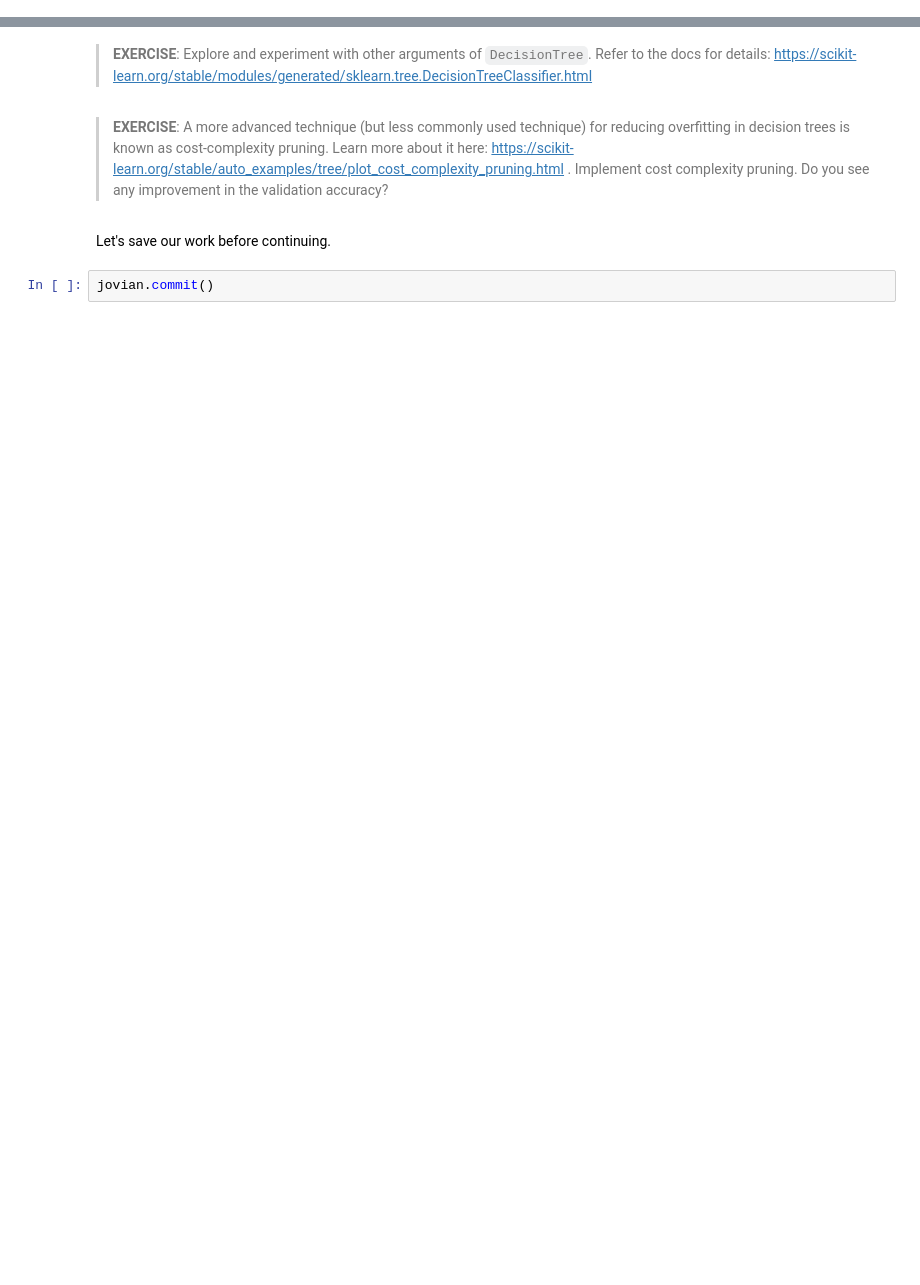
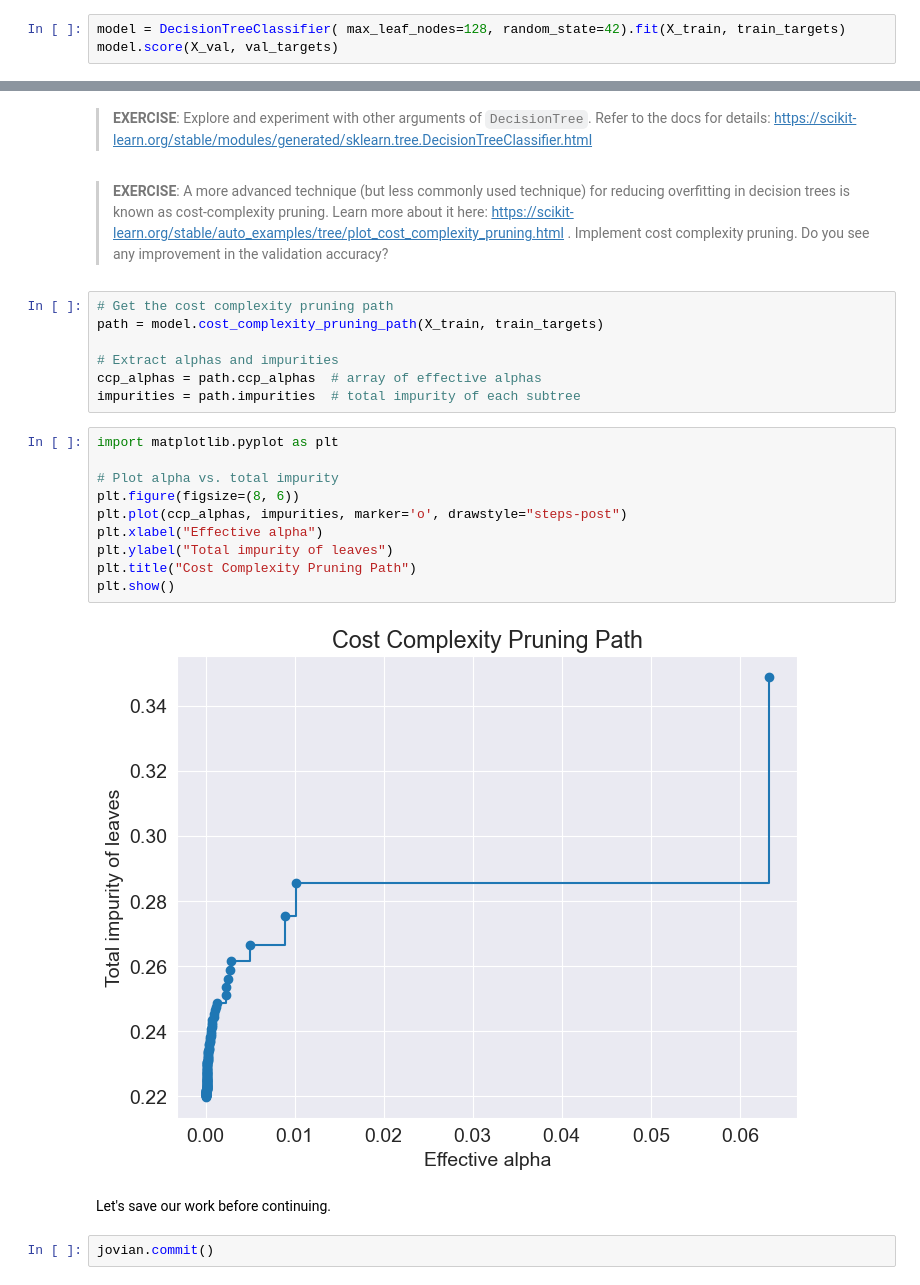
Before and after one commit to chiranjeevikatta/ML-101, a Jupyter notebook: Decision Trees and Random Forests/sklearn-decision-trees-random-forests.ipynb, the cells around one changed output, grey strips where cells are left out. Cells and saved outputs as stored; diff of their text form; blank space fills up the shorter version.

```diff
--- a/Decision Trees and Random Forests/sklearn-decision-trees-random-forests.ipynb
+++ b/Decision Trees and Random Forests/sklearn-decision-trees-random-forests.ipynb
@@ -697,0 +742,3 @@ print(model_text[:3000])
+# %%
+model = DecisionTreeClassifier( max_leaf_nodes=128, random_state=42).fit(X_train, train_targets)
+model.score(X_val, val_targets)
@@ -699,6 +748,25 @@ print(model_text[:3000])
 > **EXERCISE**: Explore and experiment with other arguments of `DecisionTree`. Refer to the docs for details: https://scikit-learn.org/stable/modules/generated/sklearn.tree.DecisionTreeClassifier.html
 # %% [markdown]
 > **EXERCISE**: A more advanced technique (but less commonly used technique) for reducing overfitting in decision trees is known as cost-complexity pruning. Learn more about it here: https://scikit-learn.org/stable/auto_examples/tree/plot_cost_complexity_pruning.html . Implement cost complexity pruning. Do you see any improvement in the validation accuracy?
+# %%
+# Get the cost complexity pruning path
+path = model.cost_complexity_pruning_path(X_train, train_targets)
+
+# Extract alphas and impurities
+ccp_alphas = path.ccp_alphas  # array of effective alphas
+impurities = path.impurities  # total impurity of each subtree
+# %%
+import matplotlib.pyplot as plt
+
+# Plot alpha vs. total impurity
+plt.figure(figsize=(8, 6))
+plt.plot(ccp_alphas, impurities, marker='o', drawstyle="steps-post")
+plt.xlabel("Effective alpha")
+plt.ylabel("Total impurity of leaves")
+plt.title("Cost Complexity Pruning Path")
+plt.show()
+# %% [output]
+[figure, added]
 # %% [markdown]
 Let's save our work before continuing.
 # %%
```
Also changed, not shown: parts of 27 cells of this notebook, 1 other file.
